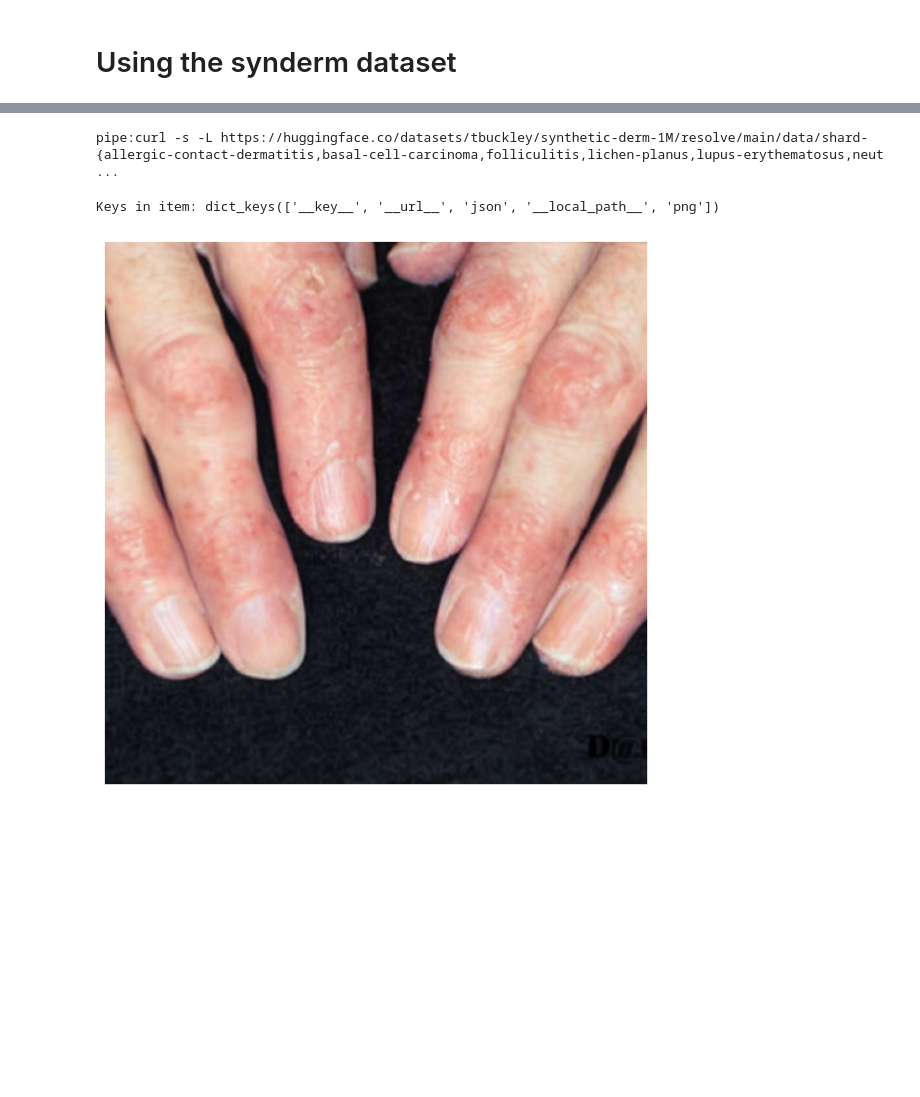
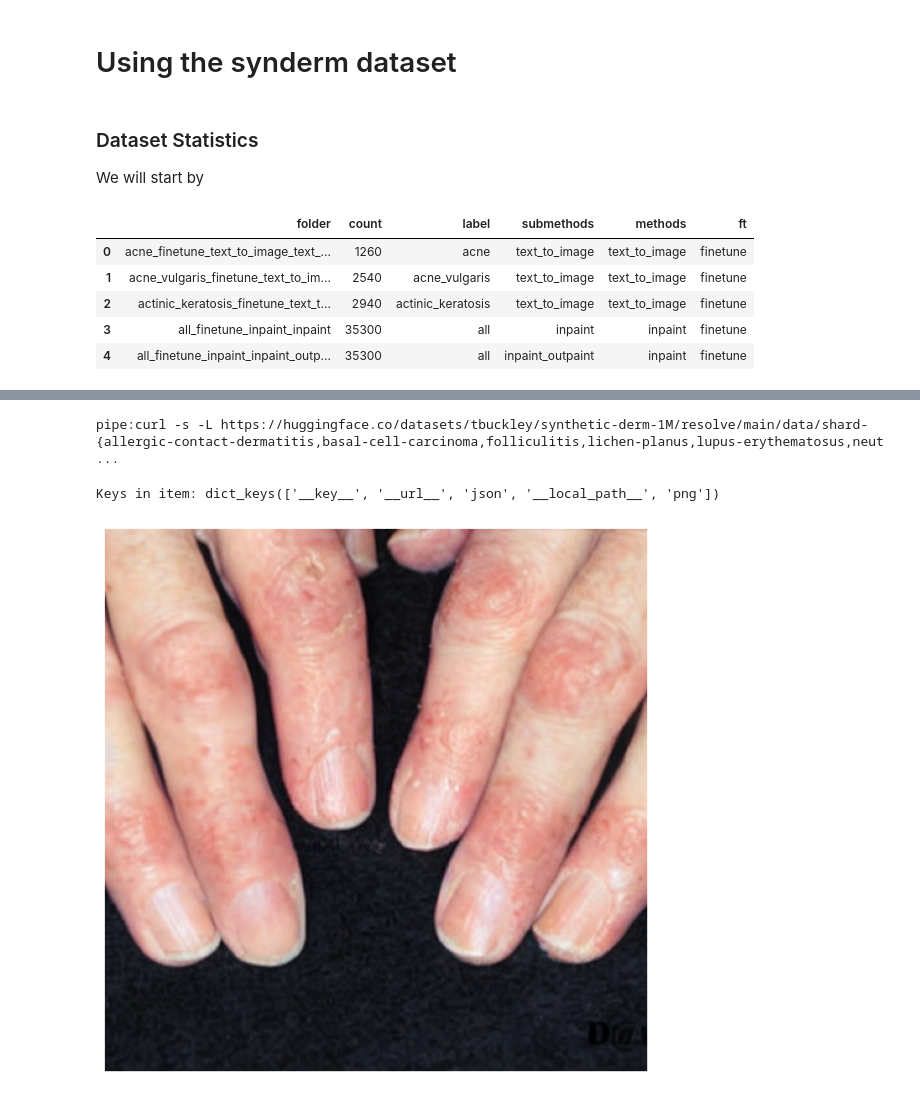
Before and after one commit to manrai/synthetic-derm, a Jupyter notebook: synderm/docs/examples/synderm_dataset.ipynb, the cells around one changed output, grey strips where cells are left out. Cells and saved outputs as stored; diff of their text form; code cells hidden in the pictures; blank space fills up the shorter version.

```diff
--- a/synderm/docs/examples/synderm_dataset.ipynb
+++ b/synderm/docs/examples/synderm_dataset.ipynb
@@ -7 +9,37 @@ from torch.utils.data import DataLoader
 import json
+# %% [markdown]
+### Dataset Statistics
+We will start by
+# %%
+df = pd.read_csv("huggingface/folder_counts.csv")
+df = df.rename(columns={"Image Count": "count", "Folder": "folder"})
+
+# Define the pattern components
+extract = {
+    "submethods": ["inpaint", "inpaint_outpaint", "text_to_image"],
+    "methods": ["inpaint", "text_to_image"],
+    "ft": ["finetune", "pretrained"]
+}
+
+def match_replace(str, values):
+    for value in values:
+        if str.endswith(value):
+            stop_index = len(str) - len(value) - 1  # Account for underscore
+            str = str[0:stop_index]
+            return str, value
+    return str, None  # Return default if no match found
+
+df["label"] = df["folder"]
+for key, values in extract.items():
+    result = df["label"].apply(lambda x: match_replace(x, values))
+    df["label"] = result.apply(lambda x: x[0])
+    df[key] = result.apply(lambda x: x[1])
+# %%
+df.head()
+# %% [output]
+|  | folder | count | label | submethods | methods | ft |
+| 0 | acne_finetune_text_to_image_text_... | 1260 | acne | text_to_image | text_to_image | finetune |
+| 1 | acne_vulgaris_finetune_text_to_im... | 2540 | acne_vulgaris | text_to_image | text_to_image | finetune |
+| 2 | actinic_keratosis_finetune_text_t... | 2940 | actinic_keratosis | text_to_image | text_to_image | finetune |
+| 3 | all_finetune_inpaint_inpaint | 35300 | all | inpaint | inpaint | finetune |
+| 4 | all_finetune_inpaint_inpaint_outp... | 35300 | all | inpaint_outpaint | inpaint | finetune |
```
Also changed, not shown: parts of 7 cells of this notebook, 7 other files.
